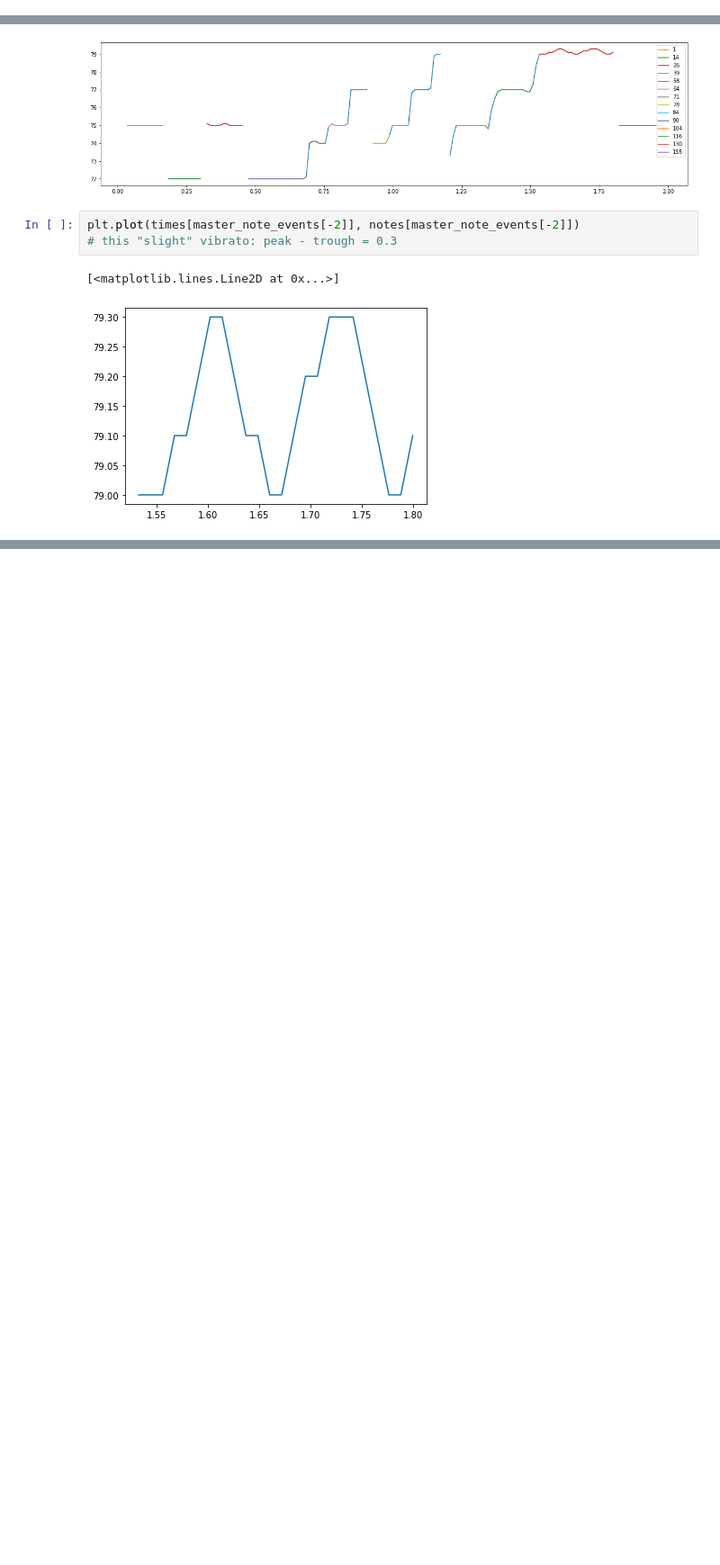
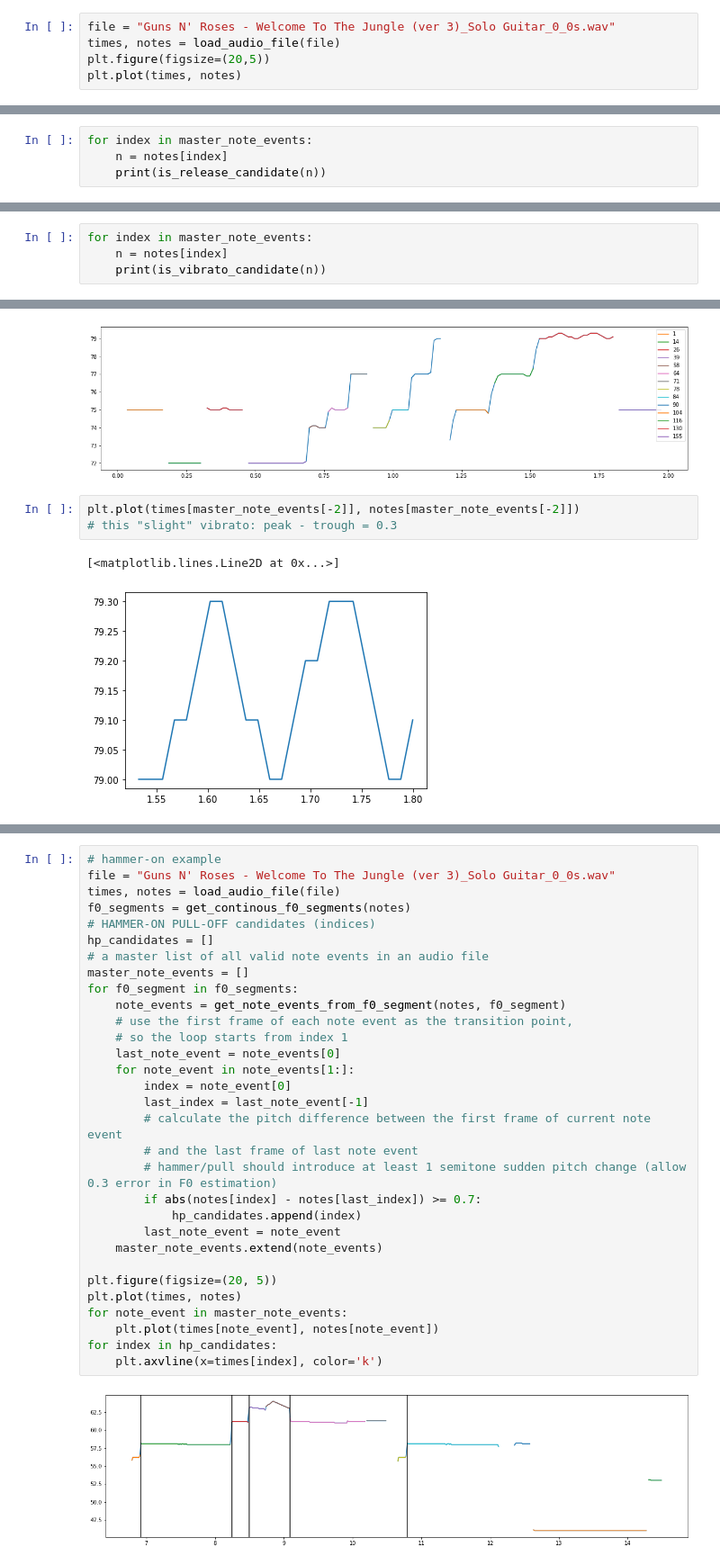
Before and after one commit to jwang44/GuitarPro-Stuff, a Jupyter notebook: analyze_f0.ipynb, the cells around one changed output, grey strips where cells are left out. Shown: that part at 90% size. Saved outputs shown, nothing was run; the diff lists cells and outputs as text; blank space fills up the shorter version.

```diff
--- a/analyze_f0.ipynb
+++ b/analyze_f0.ipynb
@@ -114,0 +96,5 @@ plt.plot(times, notes)
+# %%
+file = "Guns N' Roses - Welcome To The Jungle (ver 3)_Solo Guitar_0_0s.wav"
+times, notes = load_audio_file(file)
+plt.figure(figsize=(20,5))
+plt.plot(times, notes)
@@ -239,0 +231,4 @@ plt.legend()
+# %%
+for index in master_note_events:
+    n = notes[index]
+    print(is_release_candidate(n))
@@ -239,0 +248,4 @@ plt.legend()
+# %%
+for index in master_note_events:
+    n = notes[index]
+    print(is_vibrato_candidate(n))
@@ -290,0 +320,33 @@ for i in master_note_events:
+# %%
+# hammer-on example
+file = "Guns N' Roses - Welcome To The Jungle (ver 3)_Solo Guitar_0_0s.wav"
+times, notes = load_audio_file(file)
+f0_segments = get_continous_f0_segments(notes)
+# HAMMER-ON PULL-OFF candidates (indices)
+hp_candidates = []
+# a master list of all valid note events in an audio file
+master_note_events = []
+for f0_segment in f0_segments:
+    note_events = get_note_events_from_f0_segment(notes, f0_segment)
+    # use the first frame of each note event as the transition point,
+    # so the loop starts from index 1
+    last_note_event = note_events[0]
+    for note_event in note_events[1:]:
+        index = note_event[0]
+        last_index = last_note_event[-1]
+        # calculate the pitch difference between the first frame of current note event
+        # and the last frame of last note event
+        # hammer/pull should introduce at least 1 semitone sudden pitch change (allow 0.3 error in F0 estimation)
+        if abs(notes[index] - notes[last_index]) >= 0.7:
+            hp_candidates.append(index)
+        last_note_event = note_event
+    master_note_events.extend(note_events)
+
+plt.figure(figsize=(20, 5))
+plt.plot(times, notes)
+for note_event in master_note_events:
+    plt.plot(times[note_event], notes[note_event])
+for index in hp_candidates:
+    plt.axvline(x=times[index], color='k')
+# %% [output]
+[figure, added]
```
Also changed, not shown: parts of 13 cells of this notebook.
